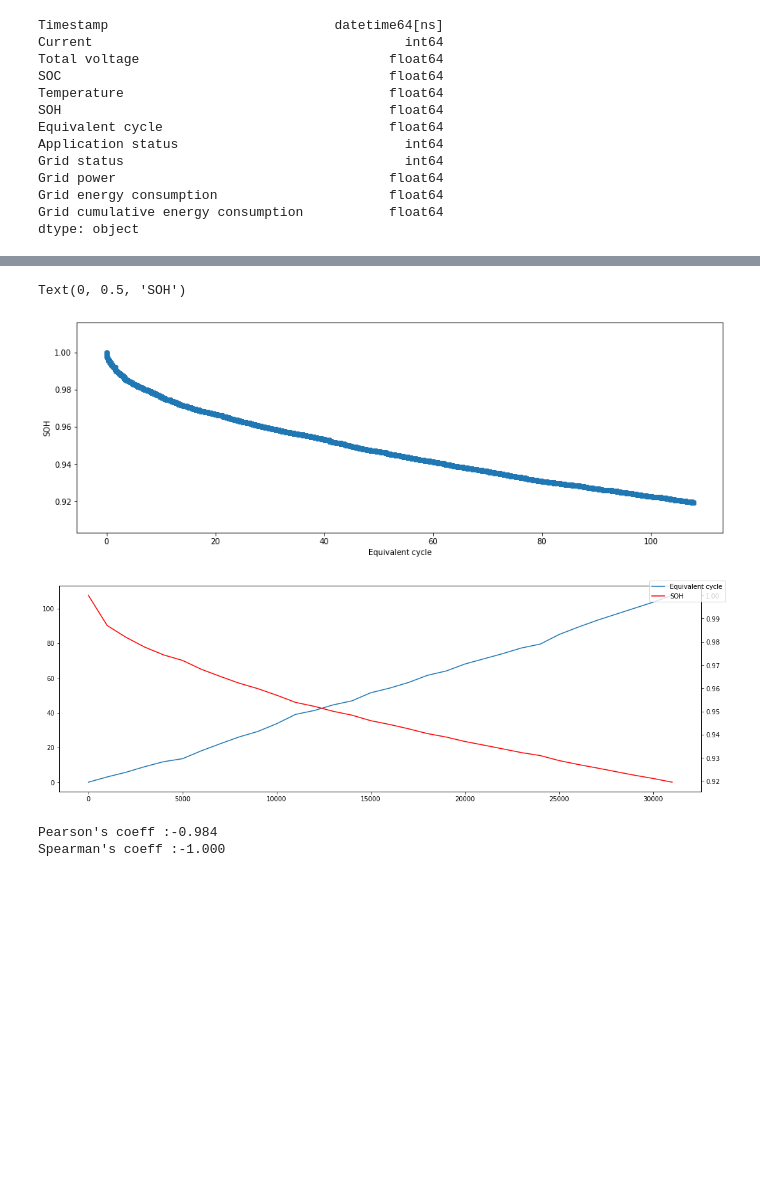
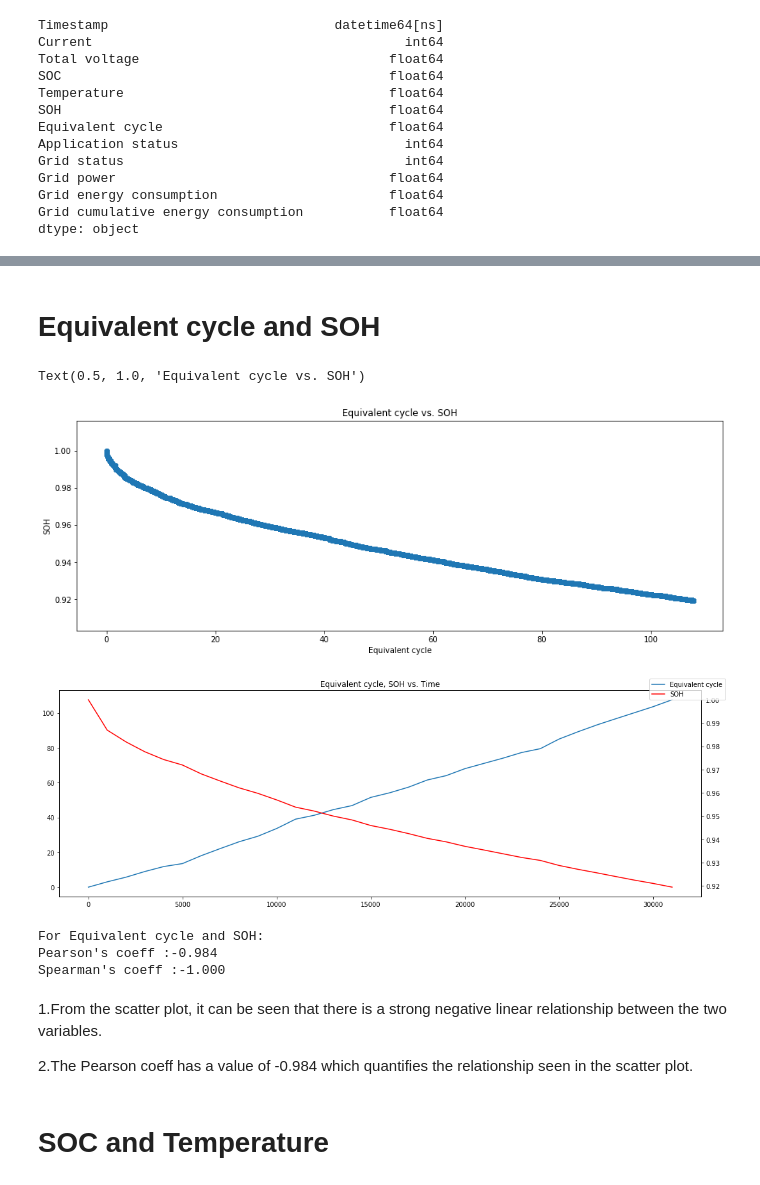
Before and after one commit to Gagan-RA/Data-Analysis, a Jupyter notebook: EDA _Battery/EDA.ipynb, the cells around one changed output, grey strips where cells are left out. Drawn from its saved outputs; the diff is of its cells as text; code cells hidden in the pictures; blank space fills up the shorter version.

```diff
--- a/EDA _Battery/EDA.ipynb
+++ b/EDA _Battery/EDA.ipynb
@@ -96,11 +103,14 @@ Spearman's coeff :0.168
+# %% [markdown]
+# Equivalent cycle and SOH
 # %%
 plt.figure(figsize = (15,5))
 plt.scatter(df['Equivalent cycle'],df['SOH'])
 plt.xlabel("Equivalent cycle")
 plt.ylabel("SOH")
+plt.title('Equivalent cycle vs. SOH')
 # %% [output]
-Text(0, 0.5, 'SOH')
+Text(0.5, 1.0, 'Equivalent cycle vs. SOH')
-[figure, old version]
+[figure, new version]
 # %%
 fig,ax1 = plt.subplots(figsize= (15,5))
 ax1.plot(df['Equivalent cycle'].loc[::1000] ,label = "Equivalent cycle")
@@ -108,16 +118,26 @@ ax2 = ax1.twinx()
 ax2.plot(df['SOH'].loc[::1000], label = 'SOH' , color = 'red')
 fig.tight_layout()
 fig.legend( loc= 'upper right')
+plt.title("Equivalent cycle, SOH vs. Time")
 plt.show()
 # %% [output]
-[figure, old version]
+[figure, new version]
 # %%
 apcorr,_ = pearsonr(df['Equivalent cycle'],df['SOH'])
 ascorr,_ = spearmanr(df['Equivalent cycle'],df['SOH'])
-print(f"Pearson's coeff :{apcorr:.3f} \nSpearman's coeff :{ascorr:.3f}")
+print(f"For Equivalent cycle and SOH: \nPearson's coeff :{apcorr:.3f} \nSpearman's coeff :{ascorr:.3f}")
 # %% [output]
+For Equivalent cycle and SOH:
 Pearson's coeff :-0.984
 Spearman's coeff :-1.000
+# %% [markdown]
+
+
+1.From the scatter plot, it can be seen that there is a strong negative linear relationship between the two variables.
+
+2.The Pearson coeff has a value of -0.984 which quantifies the relationship seen in the scatter plot.
+# %% [markdown]
+# SOC and Temperature
 # %%
 plt.figure(figsize = (15,5))
 plt.scatter(df['SOC'],df['Temperature'])
```
Also changed, not shown: parts of 11 cells of this notebook.
